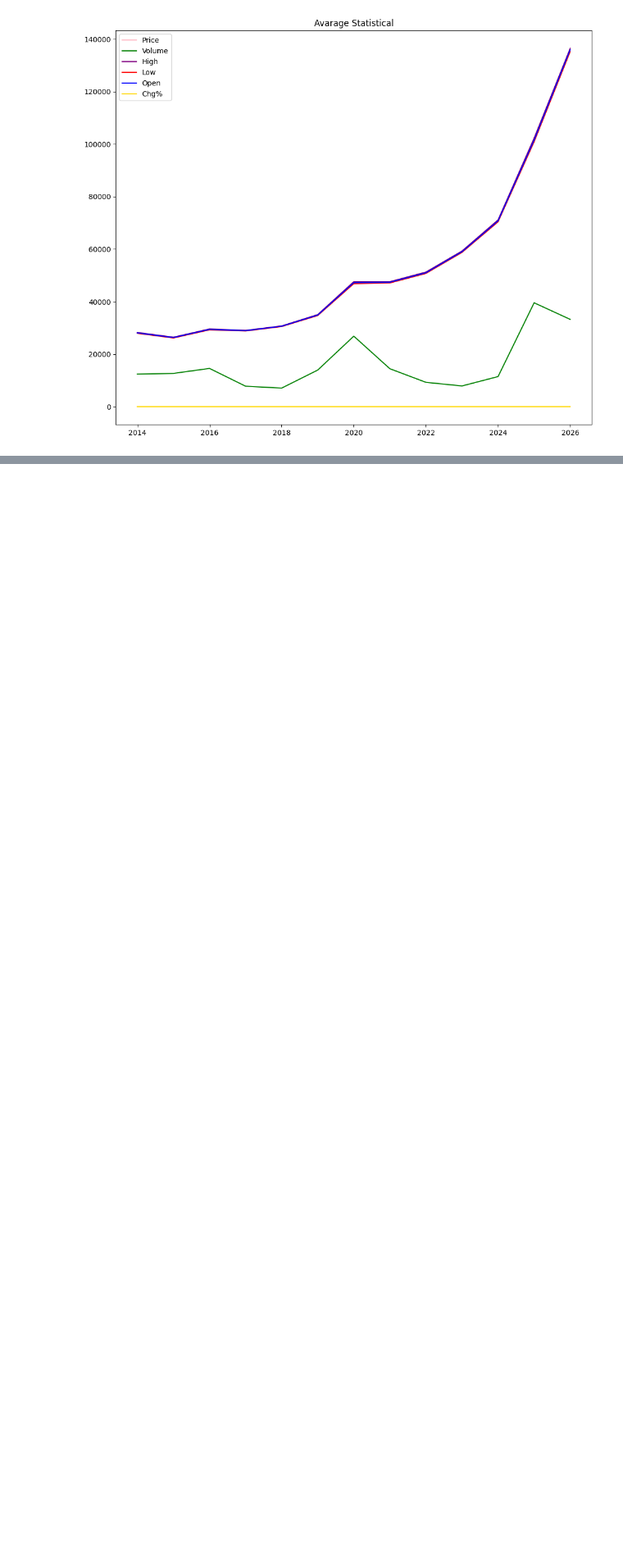
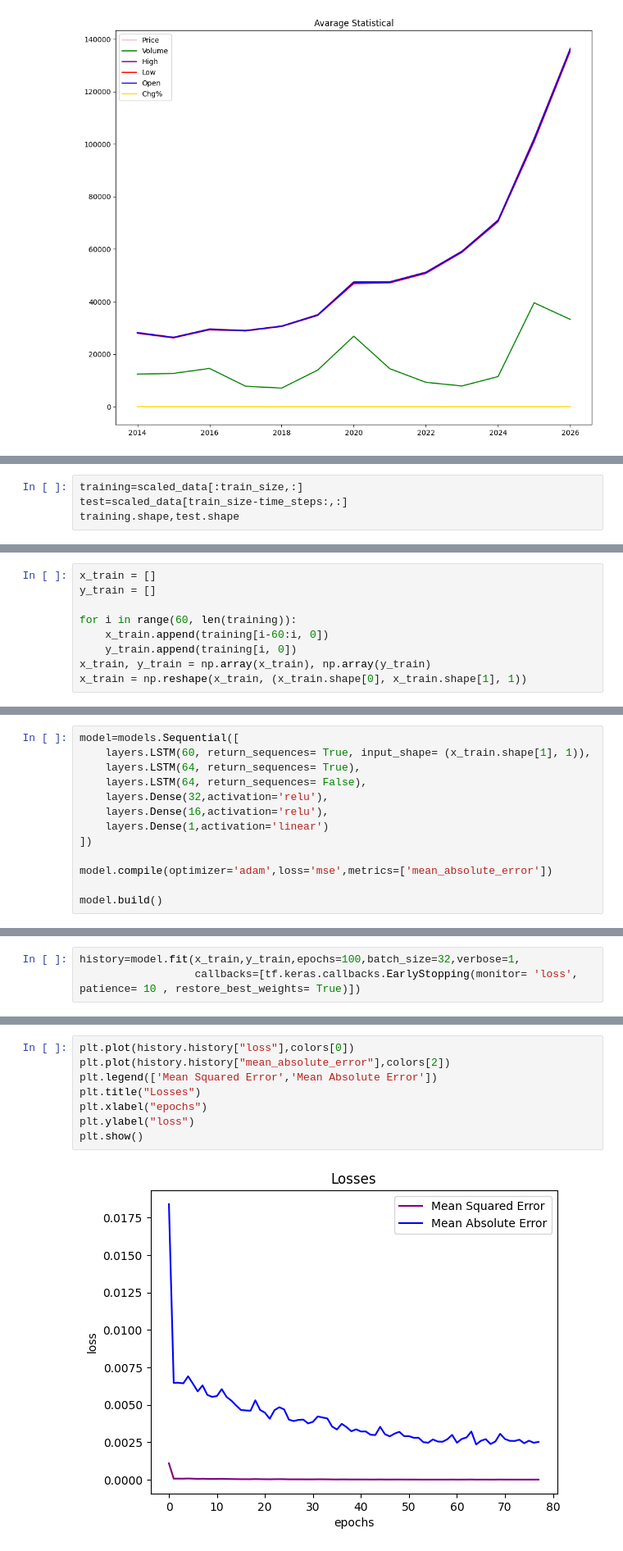
Before and after one commit to sankajithdjinasena/GoldPriceForecasting, a Jupyter notebook: Forecasting.ipynb, the cells around one changed output, grey strips where cells are left out. Shown at 82% size. Saved outputs shown, nothing was run; the diff lists cells and outputs as text; blank space fills up the shorter version.

Commit message:
LSTM ML Performance

```diff
--- a/Forecasting.ipynb
+++ b/Forecasting.ipynb
@@ -218,0 +239,4 @@ plt.show()
+# %%
+training=scaled_data[:train_size,:]
+test=scaled_data[train_size-time_steps:,:]
+training.shape,test.shape
@@ -218,0 +245,9 @@ plt.show()
+# %%
+x_train = []
+y_train = []
+
+for i in range(60, len(training)):
+    x_train.append(training[i-60:i, 0])
+    y_train.append(training[i, 0])
+x_train, y_train = np.array(x_train), np.array(y_train)
+x_train = np.reshape(x_train, (x_train.shape[0], x_train.shape[1], 1))
@@ -218,0 +260,13 @@ plt.show()
+# %%
+model=models.Sequential([
+    layers.LSTM(60, return_sequences= True, input_shape= (x_train.shape[1], 1)),
+    layers.LSTM(64, return_sequences= True),
+    layers.LSTM(64, return_sequences= False),
+    layers.Dense(32,activation='relu'),
+    layers.Dense(16,activation='relu'),
+    layers.Dense(1,activation='linear')
+])
+
+model.compile(optimizer='adam',loss='mse',metrics=['mean_absolute_error'])
+
+model.build()
@@ -218,0 +295,3 @@ plt.show()
+# %%
+history=model.fit(x_train,y_train,epochs=100,batch_size=32,verbose=1,
+                  callbacks=[tf.keras.callbacks.EarlyStopping(monitor= 'loss', patience= 10 , restore_best_weights= True)])
@@ -218,0 +316,10 @@ plt.show()
+# %%
+plt.plot(history.history["loss"],colors[0])
+plt.plot(history.history["mean_absolute_error"],colors[2])
+plt.legend(['Mean Squared Error','Mean Absolute Error'])
+plt.title("Losses")
+plt.xlabel("epochs")
+plt.ylabel("loss")
+plt.show()
+# %% [output]
+[figure, added]
```
Also changed, not shown: parts of 25 cells of this notebook.
